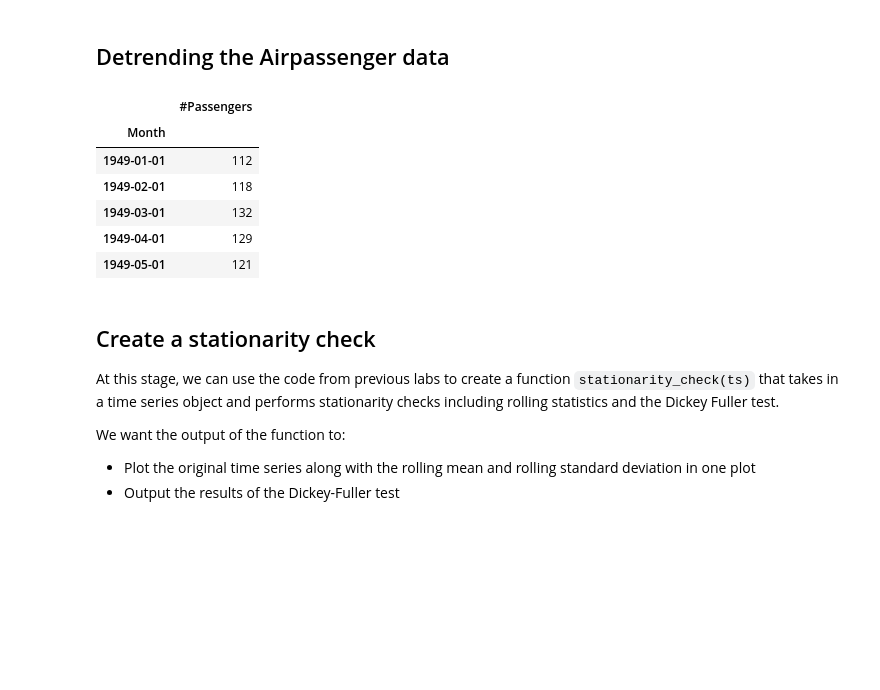
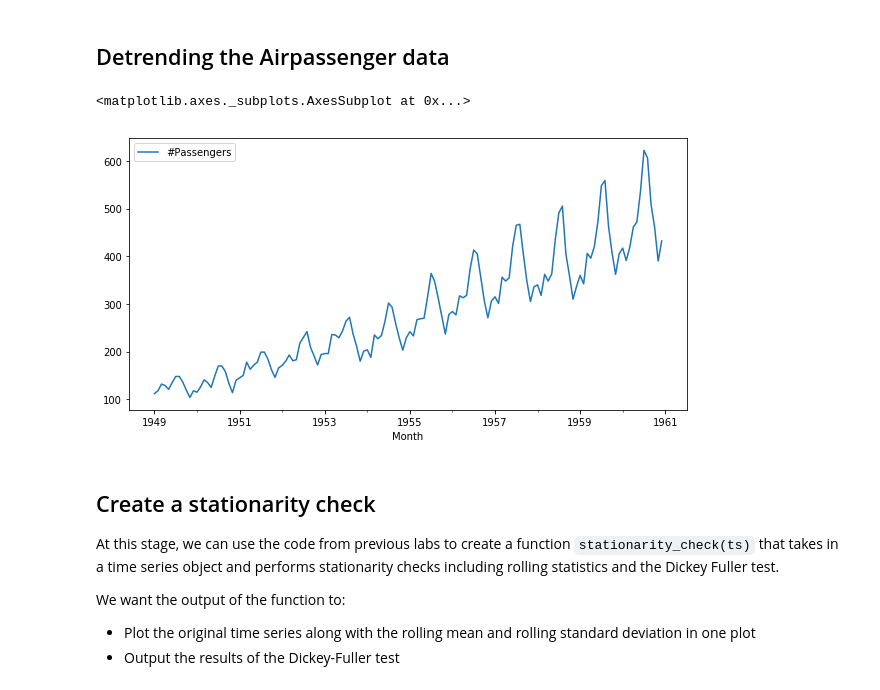
Before and after one commit to graceh3/dsc-3-25-08-removing-trends-lab-nyc-ds-career-012819, a Jupyter notebook: index.ipynb, the cells around one changed output. Cells and saved outputs as stored; diff of their text form; code cells hidden in the pictures; blank space fills up the shorter version.

```diff
--- a/index.ipynb
+++ b/index.ipynb
@@ -17,25 +17,20 @@ You will be able to:
 # %%
 # Import necessary libraries
 import pandas as pd
 import numpy as np
 import matplotlib.pyplot as plt
 %matplotlib inline
 
 # Import passengers.csv and set it as a time-series object. Plot the TS
 df = pd.read_csv('passengers.csv')
 df.Month = pd.to_datetime(df['Month'])
 df.set_index('Month', inplace =True)
 ts = df
 ts.head()
-ts.plot()
+ts.plot(figsize = (10,5))
 # %% [output]
-|  | #Passengers |
-| Month |  |
-| 1949-01-01 | 112 |
-| 1949-02-01 | 118 |
-| 1949-03-01 | 132 |
-| 1949-04-01 | 129 |
-| 1949-05-01 | 121 |
+<matplotlib.axes._subplots.AxesSubplot at 0x...>
+[figure, added]
 # %% [markdown]
 ## Create a stationarity check
 
```
